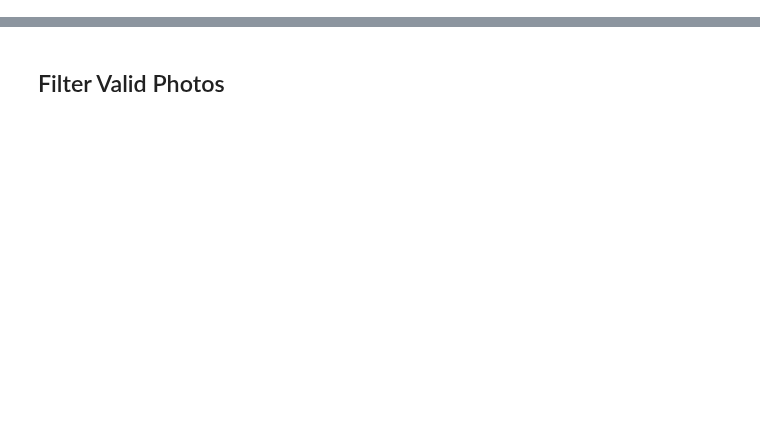
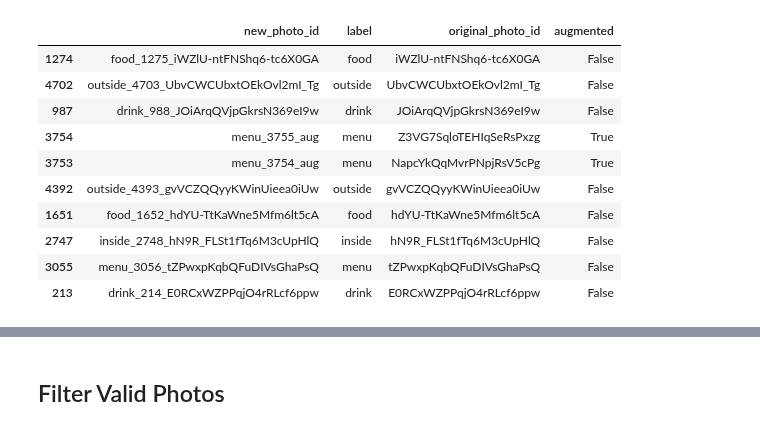
Before and after one commit to LCIT-AISC-T3-S25/Group2, a Jupyter notebook: CV/Clifford/CV_Case_Study_2_Group_2_cGAN_Clifford_Addison.ipynb, the cells around one changed output, grey strips where cells are left out. Cells and saved outputs as stored; diff of their text form; code cells hidden in the pictures; blank space fills up the shorter version.

```diff
--- a/CV/Clifford/CV_Case_Study_2_Group_2_cGAN_Clifford_Addison.ipynb
+++ b/CV/Clifford/CV_Case_Study_2_Group_2_cGAN_Clifford_Addison.ipynb
@@ -55,0 +72,18 @@ memory usage: 6.1+ MB
+# %%
+# Load the test metadata
+test_df = pd.read_csv('./test/processed_metadata.csv')
+# %%
+# Check 10 samples
+test_df.sample(10)
+# %% [output]
+|  | new_photo_id | label | original_photo_id | augmented |
+| 1274 | food_1275_iWZlU-ntFNShq6-tc6X0GA | food | iWZlU-ntFNShq6-tc6X0GA | False |
+| 4702 | outside_4703_UbvCWCUbxtOEkOvl2mI_Tg | outside | UbvCWCUbxtOEkOvl2mI_Tg | False |
+| 987 | drink_988_JOiArqQVjpGkrsN369eI9w | drink | JOiArqQVjpGkrsN369eI9w | False |
+| 3754 | menu_3755_aug | menu | Z3VG7SqloTEHIqSeRsPxzg | True |
+| 3753 | menu_3754_aug | menu | NapcYkQqMvrPNpjRsV5cPg | True |
+| 4392 | outside_4393_gvVCZQQyyKWinUieea0iUw | outside | gvVCZQQyyKWinUieea0iUw | False |
+| 1651 | food_1652_hdYU-TtKaWne5Mfm6lt5cA | food | hdYU-TtKaWne5Mfm6lt5cA | False |
+| 2747 | inside_2748_hN9R_FLSt1fTq6M3cUpHlQ | inside | hN9R_FLSt1fTq6M3cUpHlQ | False |
+| 3055 | menu_3056_tZPwxpKqbQFuDIVsGhaPsQ | menu | tZPwxpKqbQFuDIVsGhaPsQ | False |
+| 213 | drink_214_E0RCxWZPPqjO4rRLcf6ppw | drink | E0RCxWZPPqjO4rRLcf6ppw | False |
```
Also changed, not shown: parts of 36 cells of this notebook.
